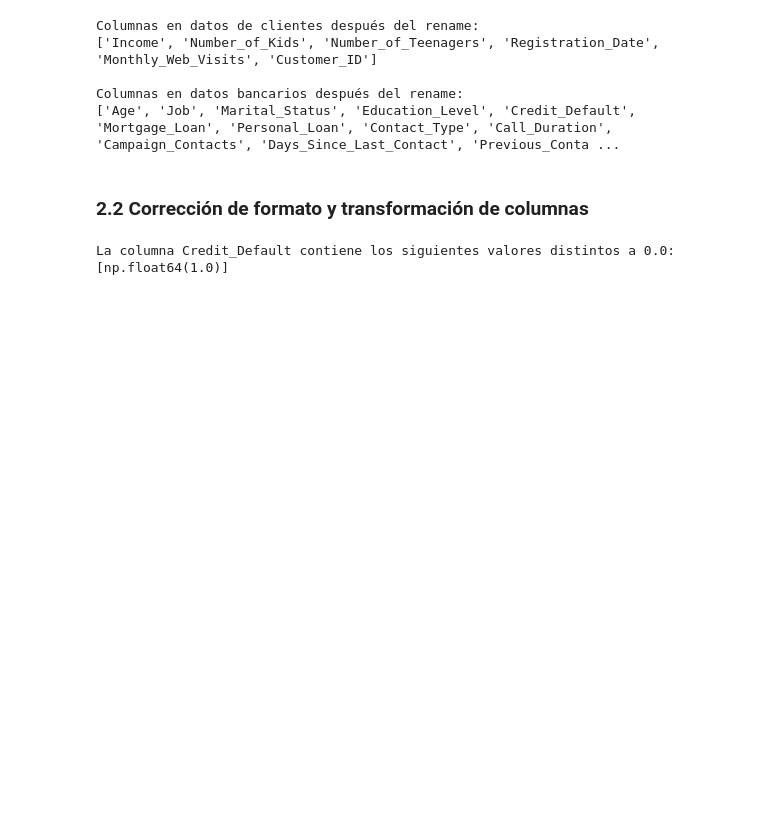
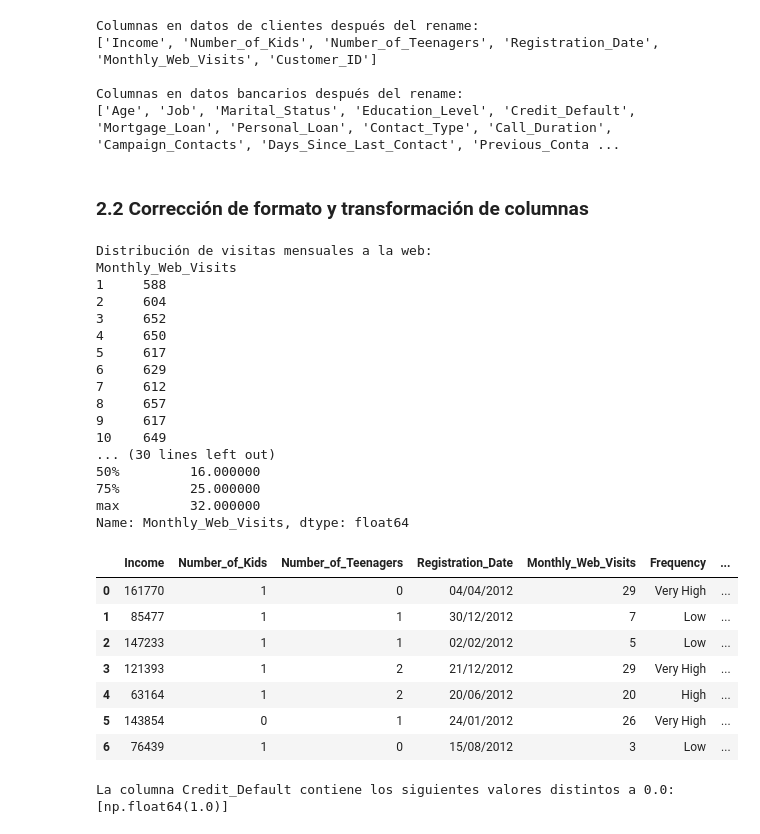
Before and after one commit to mck21/bank-customer-analytics, a Jupyter notebook: notebooks/EDA_bank_customers.ipynb, the cells around one changed output. Drawn from its saved outputs; the diff is of its cells as text; code cells hidden in the pictures; blank space fills up the shorter version.

```diff
--- a/notebooks/EDA_bank_customers.ipynb
+++ b/notebooks/EDA_bank_customers.ipynb
@@ -132,3 +128,61 @@ df_customers['Registration_Date'] = pd.to_datetime(df_customers['Registration_Da
+# %%
+# En el dataset de clientes:
+
+# Convertir Registration_Date a formato dd/mm/yyyy
+df_customers['Registration_Date'] = pd.to_datetime(df_customers['Registration_Date']).dt.strftime('%d/%m/%Y')
+
+# Analizar la distribución de visitas mensuales para los rangos de categorización
+print("Distribución de visitas mensuales a la web:")
+print(df_customers['Monthly_Web_Visits'].value_counts().sort_index())
+print("\nEstadísticas descriptivas de visitas mensuales:")
+print(df_customers['Monthly_Web_Visits'].describe())
+
+# Hacer una columna categorica Frequency a partir de las visitas mensuales
+def categorize_frequency(visits):
+    if visits <= 8:
+        return 'Low'
+    elif visits <= 16:
+        return 'Medium'
+    elif visits <= 24:
+        return 'High'
+    else:
+        return 'Very High'
+
+df_customers['Frequency'] = df_customers['Monthly_Web_Visits'].apply(categorize_frequency)
+
+# Reordenar columnas
+df_customers = df_customers[['Income', 'Number_of_Kids', 'Number_of_Teenagers', 'Registration_Date', 'Monthly_Web_Visits', 'Frequency', 'Customer_ID']]
+
+
+
+df_chunk = df_customers.head(7)
+display(df_chunk)
+# %% [output]
+Distribución de visitas mensuales a la web:
+Monthly_Web_Visits
+1     588
+2     604
+3     652
+4     650
+5     617
+6     629
+7     612
+8     657
+9     617
+10    649
+... (30 lines left out)
+50%         16.000000
+75%         25.000000
+max         32.000000
+Name: Monthly_Web_Visits, dtype: float64
+|  | Income | Number_of_Kids | Number_of_Teenagers | Registration_Date | Monthly_Web_Visits | Frequency | ... |
+| 0 | 161770 | 1 | 0 | 04/04/2012 | 29 | Very High | ... |
+| 1 | 85477 | 1 | 1 | 30/12/2012 | 7 | Low | ... |
+| 2 | 147233 | 1 | 1 | 02/02/2012 | 5 | Low | ... |
+| 3 | 121393 | 1 | 2 | 21/12/2012 | 29 | Very High | ... |
+| 4 | 63164 | 1 | 2 | 20/06/2012 | 20 | High | ... |
+| 5 | 143854 | 0 | 1 | 24/01/2012 | 26 | Very High | ... |
+| 6 | 76439 | 1 | 0 | 15/08/2012 | 3 | Low | ... |
 # %%
 # En el dataset de datos bancarios:
 
```
Also changed, not shown: parts of 9 cells of this notebook, 3 other files.
